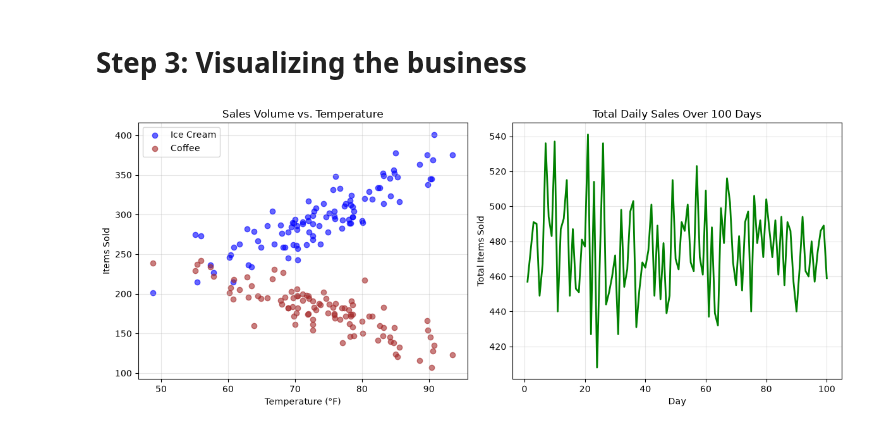
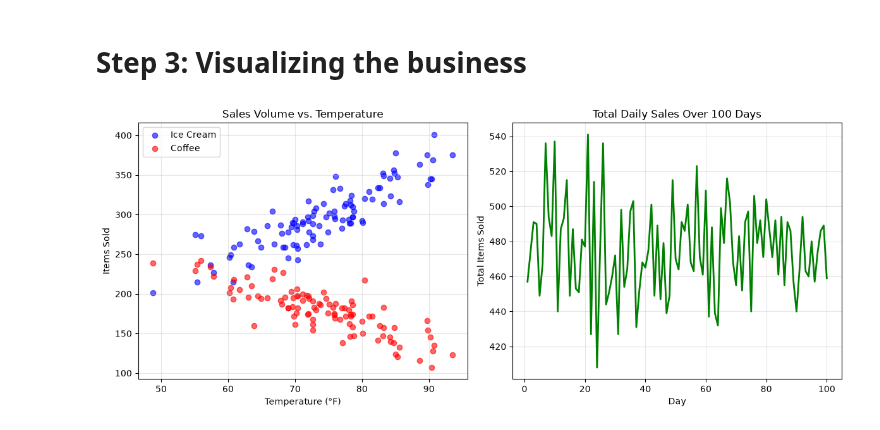
Before and after one commit to jmasaschi/cosc470_2026, a Jupyter notebook: solutions/lab2/lab2skj.ipynb, the cells around one changed output. Cells and saved outputs as stored; diff of their text form; code cells hidden in the pictures.

```diff
--- a/solutions/lab2/lab2skj.ipynb
+++ b/solutions/lab2/lab2skj.ipynb
@@ -104,27 +100,28 @@ max    100.000000    93.500000  401.000000  242.000000
 # %%
 # Create a figure with two side-by-side plots
 fig, (ax1, ax2) = plt.subplots(1, 2, figsize=(12, 5))
 
 # --- Plot 1: Scatter Plot (Correlation) ---
 # Does temperature really affect sales? Let's prove it visually.
 ax1.scatter(df['Temperature'], df['Ice_Cream'], color='blue', alpha=0.6, label='Ice Cream')
-ax1.scatter(df['Temperature'], df['Coffee'], color='brown', alpha=0.6, label='Coffee')
+ax1.scatter(df['Temperature'], df['Coffee'], color='red', alpha=0.6, label='Coffee')
 ax1.set_title('Sales Volume vs. Temperature')
 ax1.set_xlabel('Temperature (°F)')
 ax1.set_ylabel('Items Sold')
 ax1.legend()
 ax1.grid(True, alpha=0.3)
 
 # --- Plot 2: Line Graph (Trends over Time) ---
 # How did our total sales look over the 100 days?
 ax2.plot(df['Day'], df['Total_Sales'], color='green', linewidth=2)
 ax2.set_title('Total Daily Sales Over 100 Days')
 ax2.set_xlabel('Day')
 ax2.set_ylabel('Total Items Sold')
 ax2.grid(True, alpha=0.3)
 
+
 # Display the graphs cleanly
 plt.tight_layout()
 plt.show()
 # %% [output]
-[figure, old version]
+[figure, new version]
```
Also changed, not shown: parts of 1 cell of this notebook.
